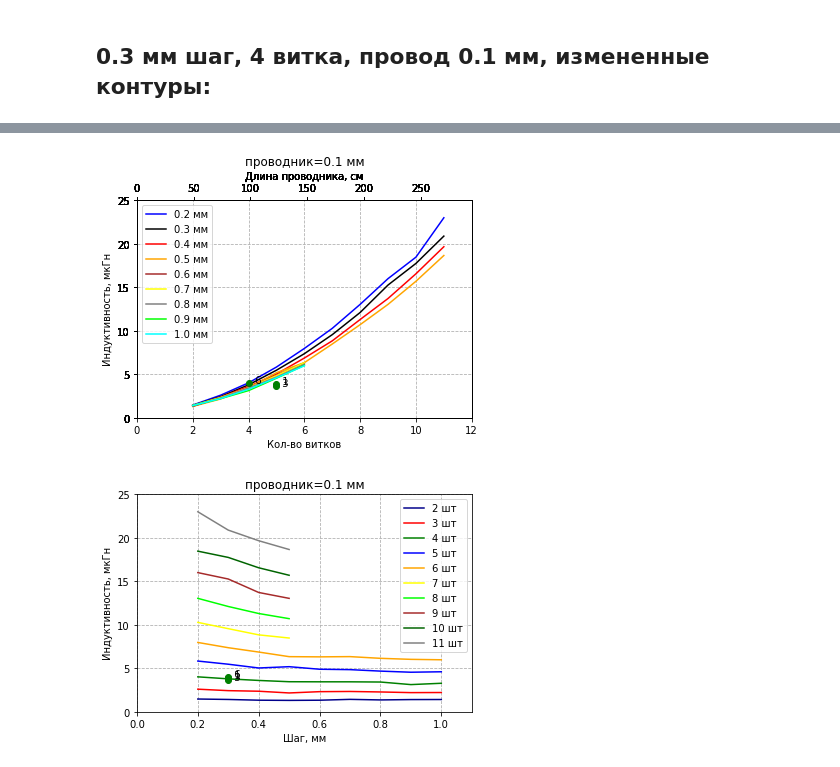
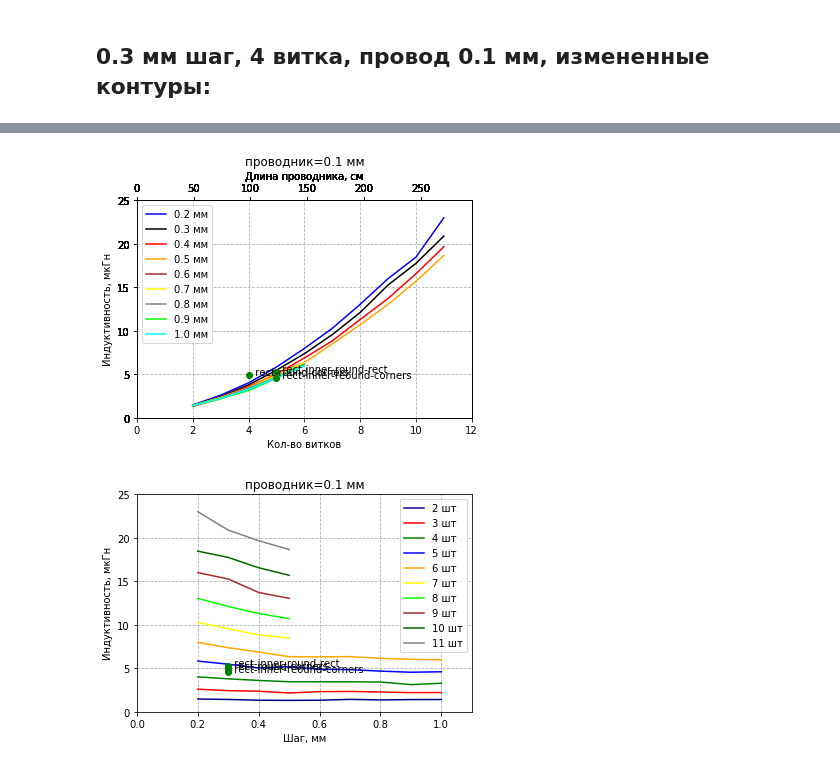
Before and after one commit to igrekus/coil-report, a Jupyter notebook: coil-trapezoid-teeth.ipynb, the cells around one changed output, grey strips where cells are left out. Saved outputs shown, nothing was run; the diff lists cells and outputs as text; code cells hidden in the pictures.

Commit message:
FIX: plot data query

```diff
--- a/coil-trapezoid-teeth.ipynb
+++ b/coil-trapezoid-teeth.ipynb
@@ -146,7 +146,7 @@ ax_step_01.figure
 # %%
 rects_vid119_changed = df.loc[df['file'].str.match('VID119')]
 rects_vid119_changed = rects_vid119_changed.loc[rects_vid119_changed['wire_dia (mm)'] == 0.1]
-ts_changed = [v for v in list(rects_vid119_01['mod'])[3:]]
+ts_changed = [v for v in list(rects_vid119_changed['mod'])[3:]]
 ls_changed = list(rects_vid119_changed['L, uH'])[3:]
 rects_vid119_changed
 # %% [output]
@@ -158,7 +158,7 @@ rects_vid119_changed
 | 305 | VID1195 | 120.281 | 0.1 | 0.3 | 5.0 | 45.2 | 79.0 | 4.541 | 18430.0 | ... |
 | 306 | VID1196 | 94.653 | 0.1 | 0.3 | 4.0 | 45.2 | 79.0 | 4.950 | 17650.0 | ... |
 # %%
-for t, l, n in zip(ts_01, ls_01, [5, 5, 4]):
+for t, l, n in zip(ts_changed, ls_changed, [5, 5, 4]):
     ax_coil_n_changed.plot(n, l, 'go')
     ax_coil_n_changed.text(n, l, f'  {t}')
 
@@ -166,12 +166,12 @@ for t, l, n in zip(ts_01, ls_01, [5, 5, 4]):
 # ax.set_ylim(4, 4.15)
 ax_coil_n_changed.figure
 # %% [output]
-[figure, old version]
+[figure, new version]
 # %%
-for t, l in zip(ts_01, ls_01):
+for t, l in zip(ts_changed, ls_changed):
     ax_step_changed.plot(0.3, l, 'go')
     ax_step_changed.text(0.3, l, f'  {t}')
 
 ax_step_changed.figure
 # %% [output]
-[figure, old version]
+[figure, new version]
```
